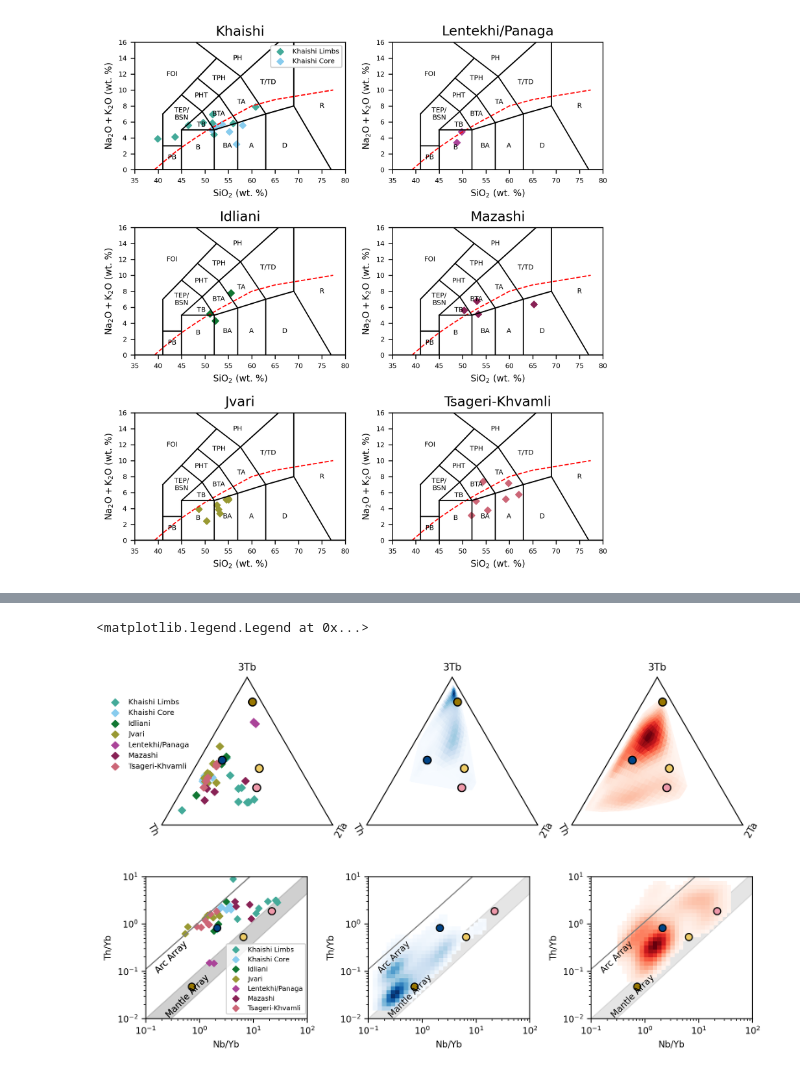
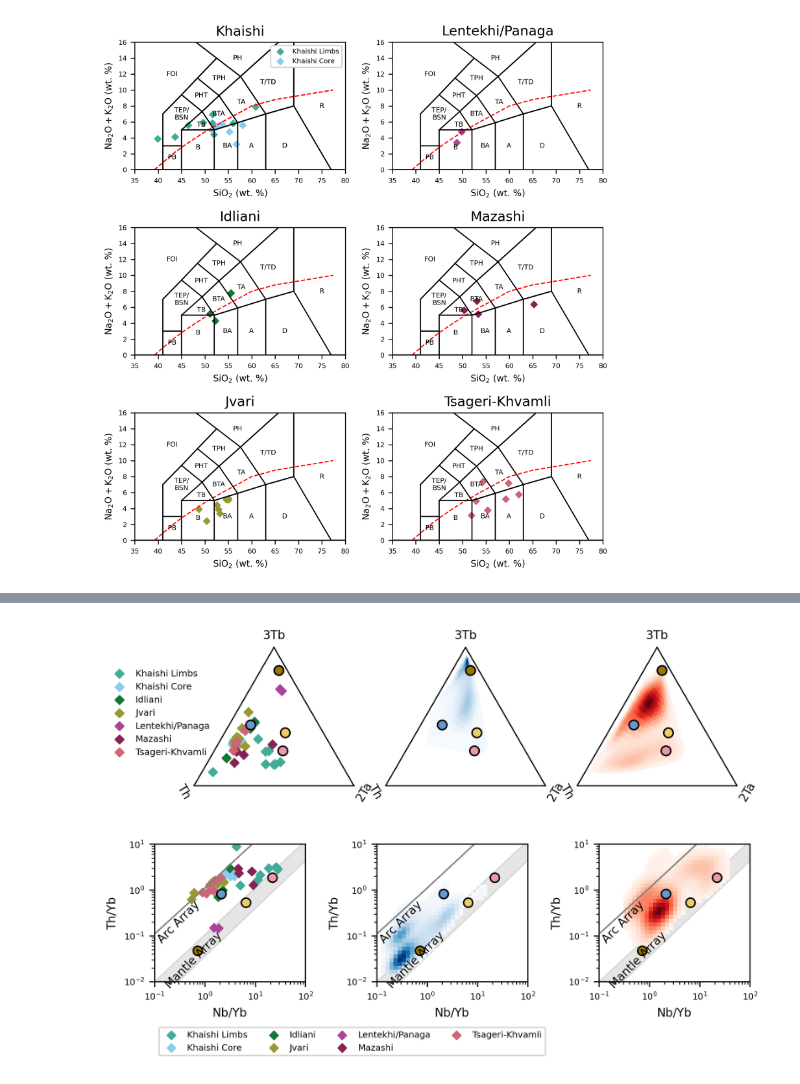
Before and after one commit to dyvasey/dataset-caucasus-gchem-2023, a Jupyter notebook: draft_figs.ipynb, the cells around one changed output, grey strips where cells are left out. Drawn from its saved outputs; the diff is of its cells as text; code cells hidden in the pictures.

Commit message:
Worked on formatting the figures

```diff
--- a/draft_figs.ipynb
+++ b/draft_figs.ipynb
@@ -53,7 +67,7 @@ cbab_spread = cbab[spreading_cond]
 
 avgs_raw = pd.read_csv('published/Vasey21_avgs.csv',header=0,index_col=0)
 avgs = avgs_raw.loc[['D-MORB','E-MORB','Oceanic Arc','OIB'],:]
-avgs_colors = {'D-MORB':'#997700','E-MORB':'#EECC66','Oceanic Arc':'#004488','OIB':'#EE99AA'}
+avgs_colors = {'D-MORB':'#997700','E-MORB':'#EECC66','Oceanic Arc':'#6699CC','OIB':'#EE99AA'}
 # %%
 # TAS
 fig,axs = plt.subplots(3,2,dpi=300,figsize=(6.5,7))
@@ -72,7 +88,7 @@ plt.tight_layout()
 [figure]
 # %%
 # AFM
-fig,axs = plt.subplots(1,3,figsize=(8.5,11),dpi=300,subplot_kw={'projection':'ternary'})
+fig,axs = plt.subplots(1,3,figsize=(6.5,3),dpi=300,subplot_kw={'projection':'ternary'})
 
 first = []
 for k,group in groups:
@@ -94,5 +110,7 @@ cbab_filt = cbab_spread[cbab_sub]
 gp.afm(Na2O=cbab_filt['Na2O'],K2O=cbab_filt['K2O'],FeOt=cbab_filt['FeOt'],MgO=cbab_filt['MgO'],ax=axs[2],scatter=False,
        density=True,first=[],density_kwargs={'cmap':'Reds'})
 
-axs[0].legend(fontsize=6,loc='best',bbox_to_anchor=(0.2,0.9))
+axs[0].legend(fontsize=6,loc='best',bbox_to_anchor=(0.15,0.9))
+
+fig.savefig(savedir+'F05_AFM.pdf')
 # %% [output]
@@ -121,7 +138,7 @@ for k, group in groups:
 axs0[0,0].set_title('Khaishi')
 axs0[0,0].legend(fontsize=6,loc='upper right',frameon=True,framealpha=1,facecolor='white')
 
-avgs_list = [['Oceanic Arc','E-MORB','OIB'],['Oceanic Arc'],['Oceanic Arc'],['D-MORB'],['Oceanic Arc','E-MORB','OIB'],['Oceanic Arc']]
+avgs_list = [['Oceanic Arc','E-MORB','OIB'],['Oceanic Arc'],['Oceanic Arc'],['D-MORB','E-MORB'],['Oceanic Arc','E-MORB','OIB'],['Oceanic Arc']]
 
 
 for k,ax in enumerate(axs0[:,0]):
@@ -143,6 +160,9 @@ for k,ax in enumerate(axs1[:,1]):
 
 fig0.set_layout_engine('tight')
 fig1.set_layout_engine('tight')
+
+fig0.savefig(savedir+'F06_westspiders.pdf')
+fig1.savefig(savedir+'F07_eastspiders.pdf')
 # %% [output]
 4
 4
@@ -175,6 +195,6 @@ fig1.set_layout_engine('tight')
 # %%
 # Cabanis
-fig,axs = plt.subplots(1,3,figsize=(8.5,11),dpi=300,subplot_kw={'projection':'ternary'})
+fig,axs = plt.subplots(1,3,figsize=(6.5,3),dpi=300,subplot_kw={'projection':'ternary'})
 
 first = []
 for k,group in groups:
@@ -189,36 +209,39 @@ for ax in axs:
     colors = [avgs_colors[label] for label in avgs.index]
     gp.cabanis(avgs['Tb'],avgs['Th'],avgs['Ta'],ax=ax,c=colors,marker='o',s=40,edgecolor='black')
 
-axs[0].legend(fontsize=6,loc='best',bbox_to_anchor=(0.2,0.9))
+axs[0].legend(fontsize=6,loc='best',bbox_to_anchor=(0.15,0.9))
+
+fig.savefig(savedir+'F08_cabanis.pdf')
 # %% [output]
-<matplotlib.legend.Legend at 0x...>
-[figure, old version]
+[figure, new version]
 # %%
 # Mantle Array
-fig,axs = plt.subplots(1,3,figsize=(8.5,2.5),dpi=300)
+fig,axs = plt.subplots(1,3,figsize=(6.5,2),dpi=300)
 
 first = []
 for k,group in groups:
     ax = axs[0]
     Th,Nb,Yb = group[['Th','Nb','Yb']].T.values
     gp.mantle_array(Th,Nb,Yb,ax=ax,scatter_kwargs={'label':k,'c':color_dict[k]},first=first)
 
 gp.mantle_array(gale['Th'],gale['Nb'],gale['Yb'],ax=axs[1],scatter=False,density=True,
                 density_kwargs={'cmap':'Blues'},first=[])
 gp.mantle_array(cbab_spread['Th'],cbab_spread['Nb'],cbab_spread['Yb'],ax=axs[2],scatter=False,
                 density=True,density_kwargs={'cmap':'Reds'},first=[])
 
-axs[0].legend(fontsize=6,loc='best',bbox_to_anchor=(0.48,0.55),frameon=True,facecolor='white')
-
 for ax in axs:
     colors = [avgs_colors[label] for label in avgs.index]
     gp.mantle_array(avgs['Th'],avgs['Nb'],avgs['Yb'],ax=ax,
                     scatter_kwargs={'c':colors,'marker':'o','s':40,'edgecolor':'black'})
 
     ax.xaxis.get_label().set_fontsize(8)
     ax.yaxis.get_label().set_fontsize(8)
-    ax.tick_params(axis='both', which='major', labelsize=8)
+    ax.tick_params(axis='both', which='major', labelsize=6)
 
 plt.tight_layout()
+lgd = axs[0].legend(fontsize=6,loc='best',bbox_to_anchor=(0,-0.3),frameon=True,facecolor='white',
+              ncols=4)
+
+fig.savefig(savedir+'F09_mantlearray.pdf',bbox_extra_artists=(lgd,),bbox_inches='tight')
 # %% [output]
-[figure, old version]
+[figure, new version]
```
Also changed, not shown: parts of 8 cells of this notebook, 2 other files.
